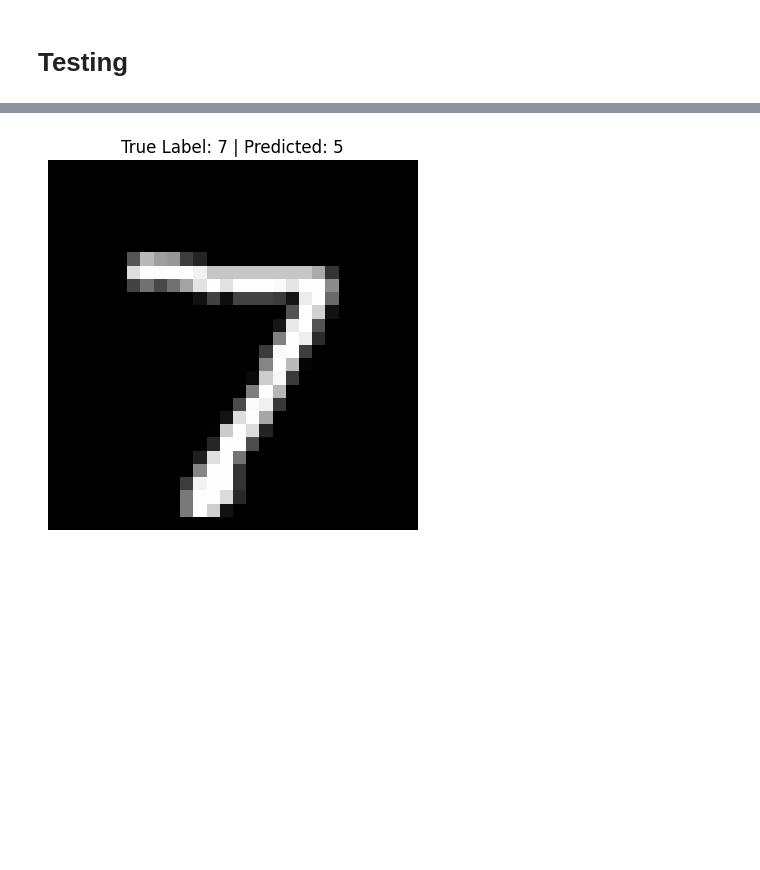
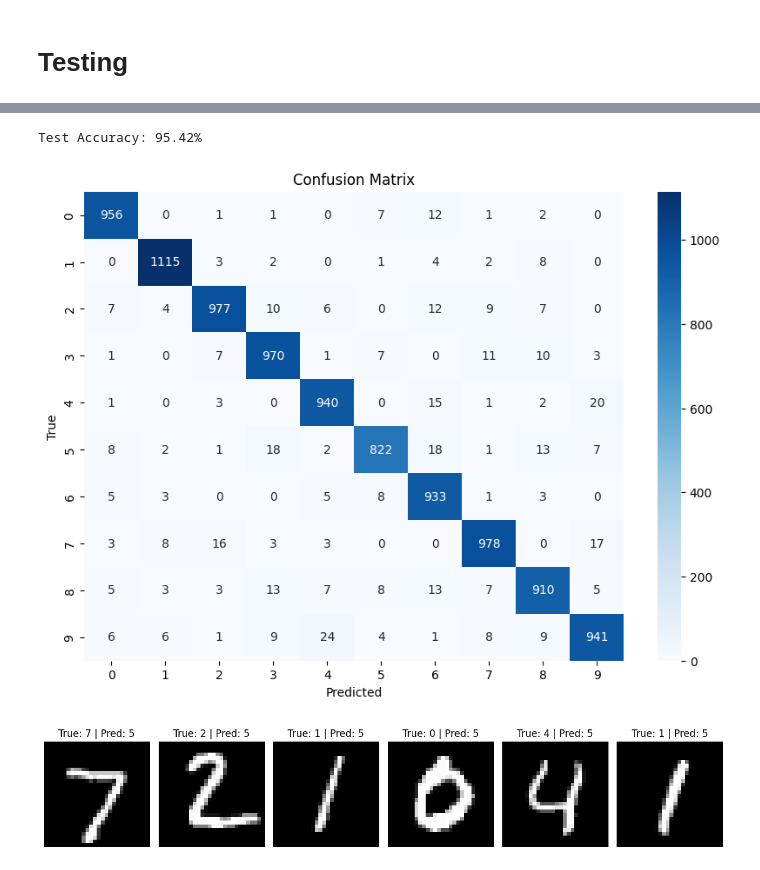
Before and after one commit to MennaMagdie/Machine-Learning-Labs, a Jupyter notebook: digit-recognition-system/neural_networks.ipynb, the cells around one changed output, grey strips where cells are left out. Drawn from its saved outputs; the diff is of its cells as text; code cells hidden in the pictures; blank space fills up the shorter version.

```diff
--- a/digit-recognition-system/neural_networks.ipynb
+++ b/digit-recognition-system/neural_networks.ipynb
@@ -231,18 +314,6 @@ plt.show()
-# %%
-sample_image = X_test[0]
-true_label = y_test[0]
-
-sample_image = sample_image.reshape(1, -1)
-sample_image = torch.tensor(sample_image).float() / 255.0
-
-model.eval()
-with torch.no_grad():
-    output = model(sample_image)
-    _, predicted = torch.max(output, 1)
-
-plt.imshow(X_test[0].reshape(28, 28), cmap='gray')
-plt.title(f"True Label: {true_label} | Predicted: {predicted.item()}")
-plt.axis('off')
-plt.show()
-# %% [output]
-[figure, removed]
+# %%
+test(model, test_loader)
+# %% [output]
+Test Accuracy: 95.42%
+[figure, added]
+[figure, added]
```
Also changed, not shown: parts of 10 cells of this notebook.
